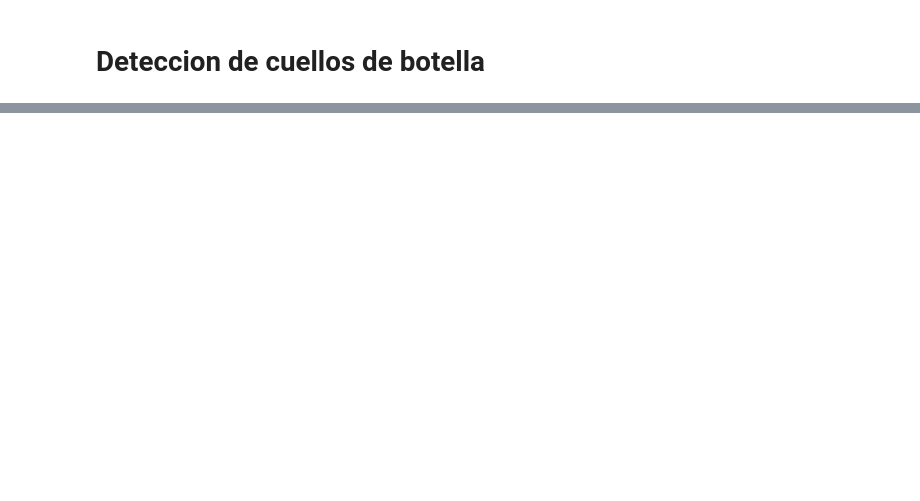
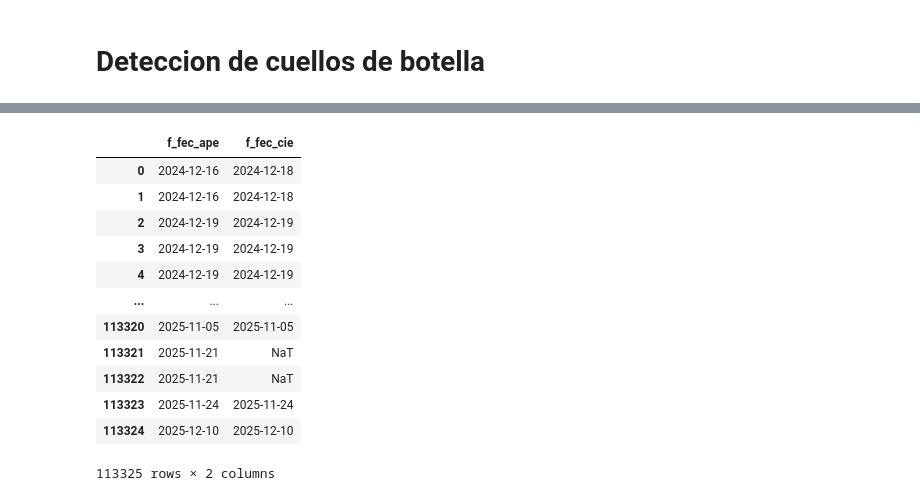
Before and after one commit to Carlitos-m/proyecto_hospital, a Jupyter notebook: notebooks/bottle_necks.ipynb, the cells around one changed output, grey strips where cells are left out. Drawn from its saved outputs; the diff is of its cells as text; code cells hidden in the pictures; blank space fills up the shorter version.

```diff
--- a/notebooks/bottle_necks.ipynb
+++ b/notebooks/bottle_necks.ipynb
@@ -21,0 +83,9 @@ pd.read_csv('../Data/raw/Hosder.csv')
+# %%
+df_Hosder=dfs['Hosder']
+df_Hosffa=dfs['Hosffa']
+df_Hosfol=dfs['Hosfol']
+df_Hoshab=dfs['Hoshab']
+df_Hospac=dfs['Hospac']
+df_Hosreq=dfs['Hosreq']
+df_Hostha=dfs['Hostha']
+df_Hostransacciones=dfs['Hostransacciones']
@@ -21,0 +276,19 @@ pd.read_csv('../Data/raw/Hosder.csv')
+# %%
+df_fol = df_Hosfol.copy()
+df_fol['f_fec_ape'] = pd.to_datetime(df_fol['f_fec_ape'], errors='coerce')
+df_fol['f_fec_cie'] = pd.to_datetime(df_fol['f_fec_cie'], errors='coerce')
+pd.concat([df_fol['f_fec_ape'],df_fol['f_fec_cie']],axis=1)
+# %% [output]
+|  | f_fec_ape | f_fec_cie |
+| 0 | 2024-12-16 | 2024-12-18 |
+| 1 | 2024-12-16 | 2024-12-18 |
+| 2 | 2024-12-19 | 2024-12-19 |
+| 3 | 2024-12-19 | 2024-12-19 |
+| 4 | 2024-12-19 | 2024-12-19 |
+| ... | ... | ... |
+| 113320 | 2025-11-05 | 2025-11-05 |
+| 113321 | 2025-11-21 | NaT |
+| 113322 | 2025-11-21 | NaT |
+| 113323 | 2025-11-24 | 2025-11-24 |
+| 113324 | 2025-12-10 | 2025-12-10 |
+113325 rows × 2 columns
```
Also changed, not shown: parts of 36 cells of this notebook.
